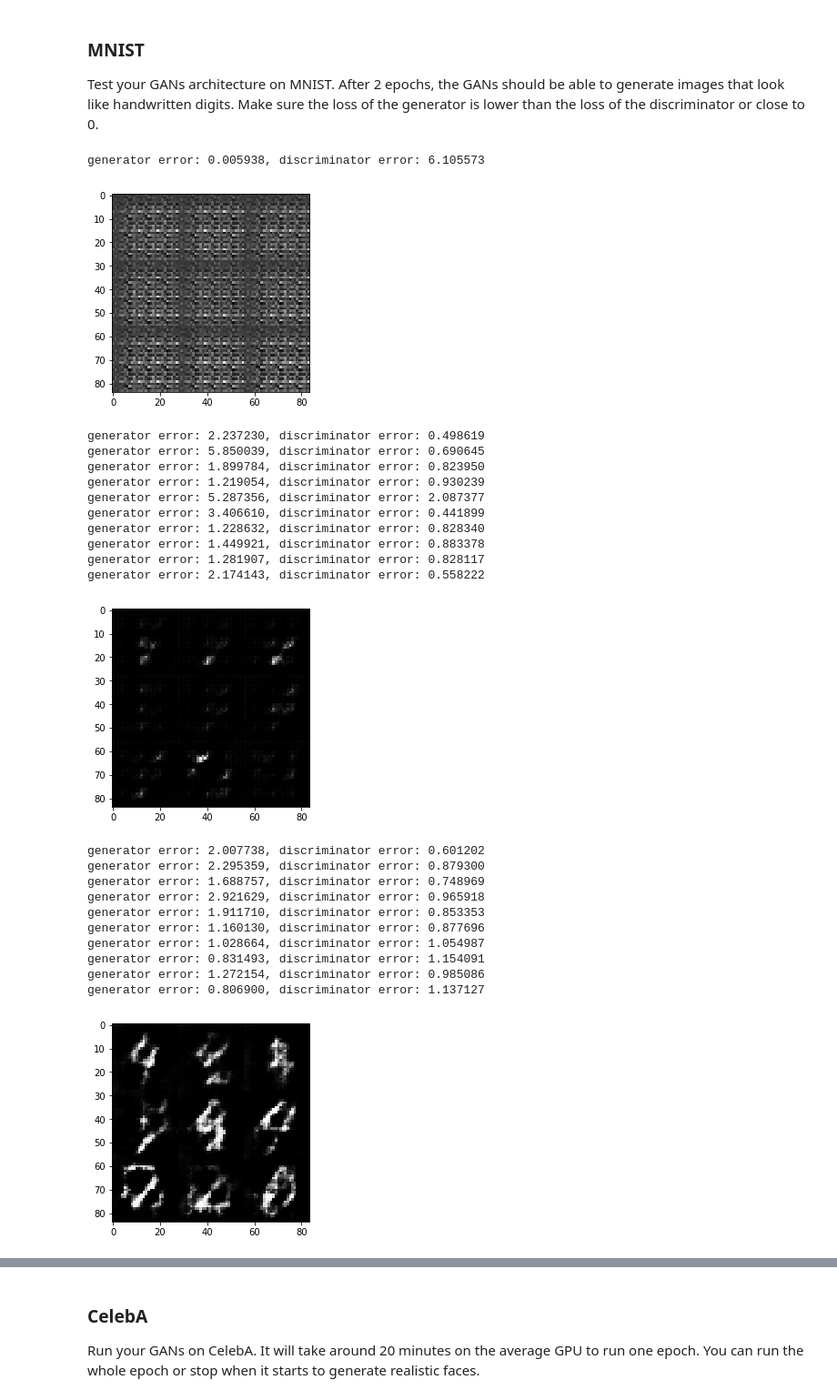
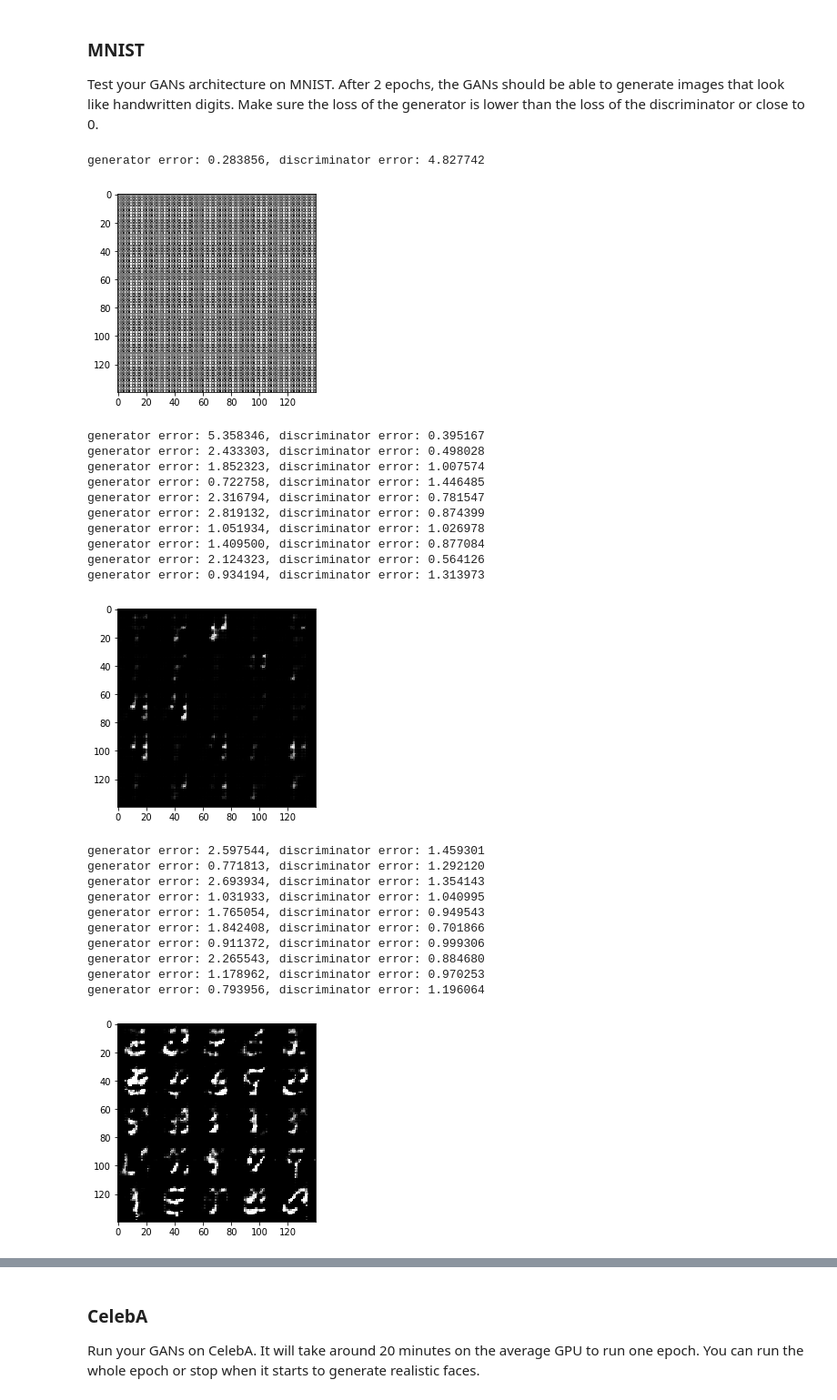
Before and after one commit to nathanbreitsch/deep-learning-nanodegree, a Jupyter notebook: project-5/face-generation/dlnd_face_generation.ipynb, the cells around one changed output, grey strips where cells are left out. Shown at 91% size. Saved outputs shown, nothing was run; the diff lists cells and outputs as text; code cells hidden in the pictures.

```diff
--- a/project-5/face-generation/dlnd_face_generation.ipynb
+++ b/project-5/face-generation/dlnd_face_generation.ipynb
@@ -408,42 +408,42 @@ def train(epoch_count, batch_size, z_dim, learning_rate, beta1, get_batches, dat
 Test your GANs architecture on MNIST.  After 2 epochs, the GANs should be able to generate images that look like handwritten digits.  Make sure the loss of the generator is lower than the loss of the discriminator or close to 0.
 # %%
 batch_size = 64
-z_dim = 128
-learning_rate = 0.001
+z_dim = 32
+learning_rate = 0.005
 beta1 = 0.5
 
 
 """
 DON'T MODIFY ANYTHING IN THIS CELL THAT IS BELOW THIS LINE
 """
 epochs = 2
 
 mnist_dataset = helper.Dataset('mnist', glob(os.path.join(data_dir, 'mnist/*.jpg')))
 with tf.Graph().as_default():
     train(epochs, batch_size, z_dim, learning_rate, beta1, mnist_dataset.get_batches,
           mnist_dataset.shape, mnist_dataset.image_mode)
 # %% [output]
-generator error: 0.005938, discriminator error: 6.105573
+generator error: 0.283856, discriminator error: 4.827742
-[figure, old version]
+[figure, new version]
-generator error: 2.237230, discriminator error: 0.498619
-generator error: 5.850039, discriminator error: 0.690645
-generator error: 1.899784, discriminator error: 0.823950
-generator error: 1.219054, discriminator error: 0.930239
-generator error: 5.287356, discriminator error: 2.087377
-generator error: 3.406610, discriminator error: 0.441899
-generator error: 1.228632, discriminator error: 0.828340
-generator error: 1.449921, discriminator error: 0.883378
-generator error: 1.281907, discriminator error: 0.828117
-generator error: 2.174143, discriminator error: 0.558222
+generator error: 5.358346, discriminator error: 0.395167
+generator error: 2.433303, discriminator error: 0.498028
+generator error: 1.852323, discriminator error: 1.007574
+generator error: 0.722758, discriminator error: 1.446485
+generator error: 2.316794, discriminator error: 0.781547
+generator error: 2.819132, discriminator error: 0.874399
+generator error: 1.051934, discriminator error: 1.026978
+generator error: 1.409500, discriminator error: 0.877084
+generator error: 2.124323, discriminator error: 0.564126
+generator error: 0.934194, discriminator error: 1.313973
-[figure, old version]
+[figure, new version]
-generator error: 2.007738, discriminator error: 0.601202
-generator error: 2.295359, discriminator error: 0.879300
-generator error: 1.688757, discriminator error: 0.748969
-generator error: 2.921629, discriminator error: 0.965918
-generator error: 1.911710, discriminator error: 0.853353
-generator error: 1.160130, discriminator error: 0.877696
-generator error: 1.028664, discriminator error: 1.054987
-generator error: 0.831493, discriminator error: 1.154091
-generator error: 1.272154, discriminator error: 0.985086
-generator error: 0.806900, discriminator error: 1.137127
+generator error: 2.597544, discriminator error: 1.459301
+generator error: 0.771813, discriminator error: 1.292120
+generator error: 2.693934, discriminator error: 1.354143
+generator error: 1.031933, discriminator error: 1.040995
+generator error: 1.765054, discriminator error: 0.949543
+generator error: 1.842408, discriminator error: 0.701866
+generator error: 0.911372, discriminator error: 0.999306
+generator error: 2.265543, discriminator error: 0.884680
+generator error: 1.178962, discriminator error: 0.970253
+generator error: 0.793956, discriminator error: 1.196064
-[figure, old version]
+[figure, new version]
```
Also changed, not shown: parts of 6 cells of this notebook.
